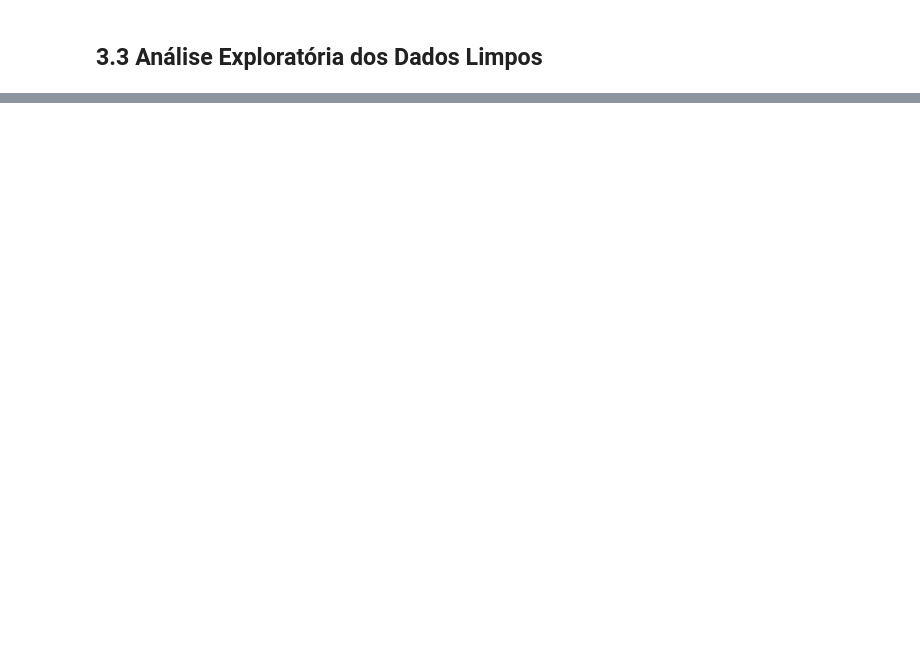
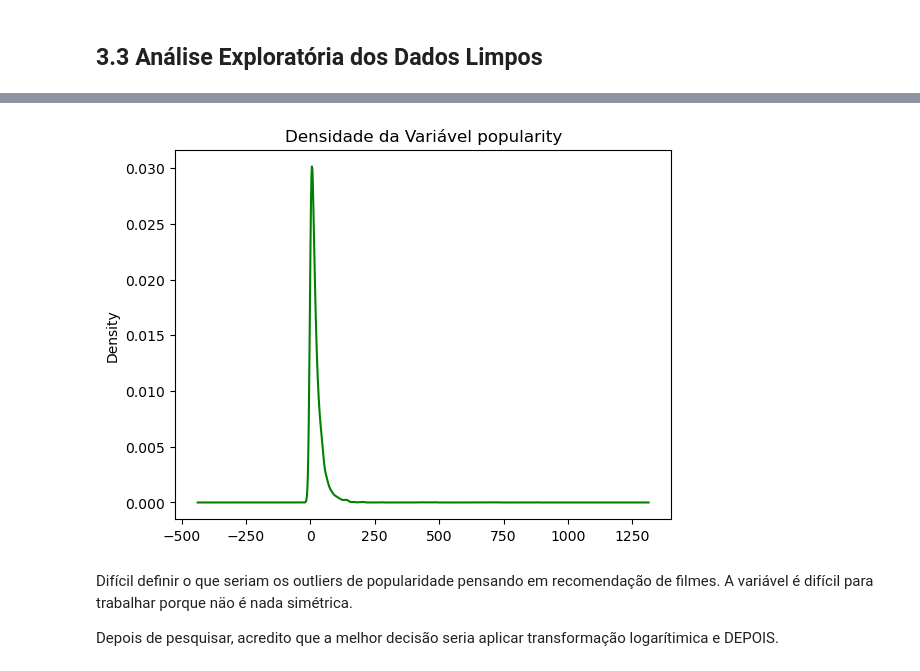
Before and after one commit to GuMauriz/projeto_recomendacao_filme, a Jupyter notebook: main.ipynb, the cells around one changed output, grey strips where cells are left out. Cells and saved outputs as stored; diff of their text form; code cells hidden in the pictures; blank space fills up the shorter version.

Commit message:
tratando variáveis numéricas para a modelagem

```diff
--- a/main.ipynb
+++ b/main.ipynb
@@ -377,0 +521,10 @@ df_geral_clean.head(2)
+# %%
+df_geral_clean['popularity'].plot(kind='kde', color='green')
+plt.title('Densidade da Variável popularity')
+plt.show()
+# %% [output]
+[figure, added]
+# %% [markdown]
+Difícil definir o que seriam os outliers de popularidade pensando em recomendação de filmes. A variável é difícil para trabalhar porque näo é nada simétrica.
+
+Depois de pesquisar, acredito que a melhor decisão seria aplicar transformação logarítimica e DEPOIS.
```
Also changed, not shown: parts of 30 cells of this notebook.
